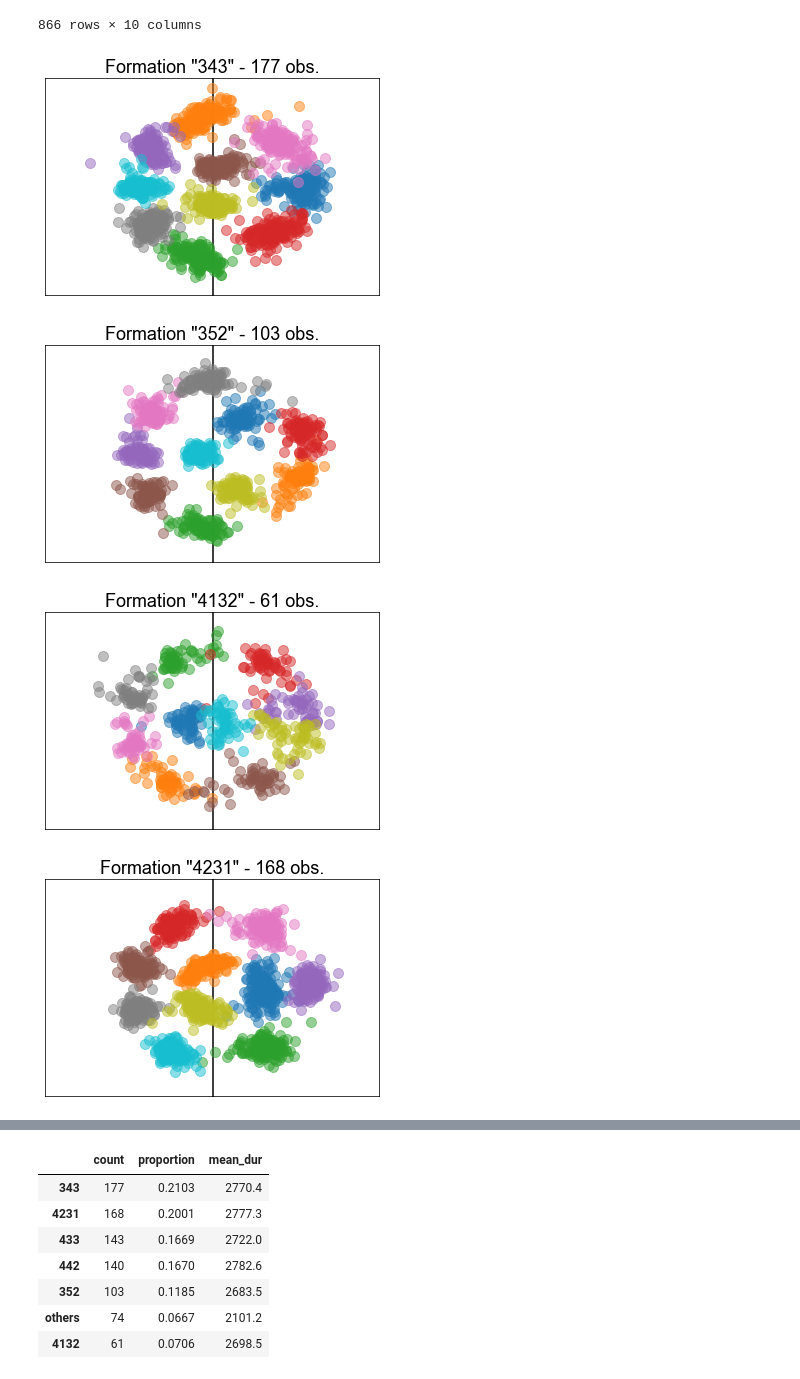
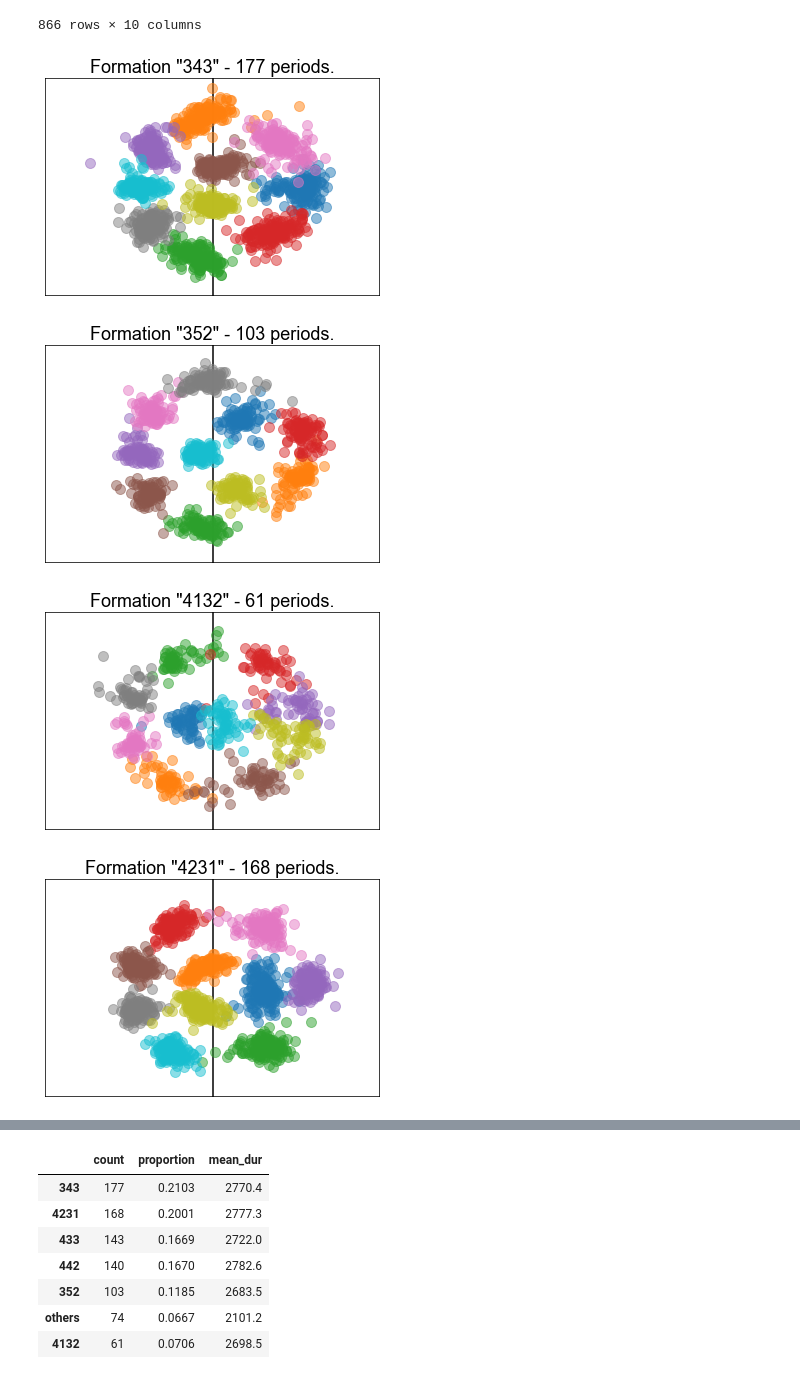
Before and after one commit to pientist/soccercpd, a Jupyter notebook: src/experiment0_formation_clustering.ipynb, the cells around one changed output, grey strips where cells are left out. Cells and saved outputs as stored; diff of their text form; code cells hidden in the pictures.

```diff
--- a/src/experiment0_formation_clustering.ipynb
+++ b/src/experiment0_formation_clustering.ipynb
@@ -251,10 +260,10 @@ form_periods
 # %%
 counts = form_periods['formation'].value_counts()
 for f in np.sort(form_periods['formation'].unique()):
     visualize_cluster(form_periods, f, group_label='formation')
-    plt.title(f'Formation "{f}" - {counts[f]} obs.')
+    plt.title(f'Formation "{f}" - {counts[f]} periods.')
 # %% [output]
-[figure, old version]
+[figure, new version]
-[figure, old version]
+[figure, new version]
-[figure, old version]
+[figure, new version]
-[figure, old version]
+[figure, new version]
```
Also changed, not shown: parts of 10 cells of this notebook, 8 other files.
